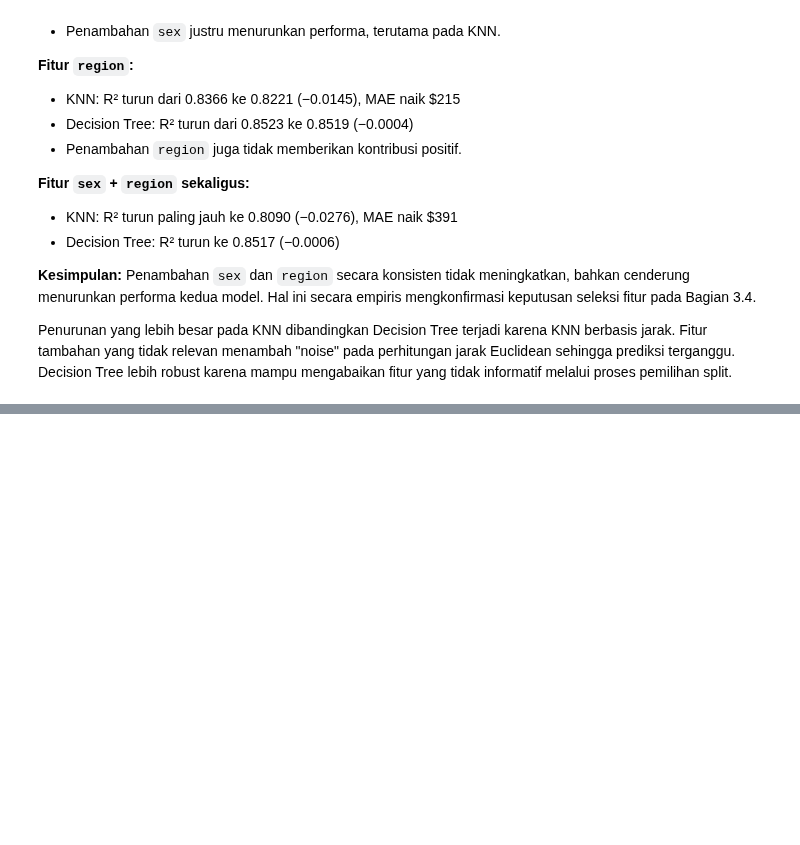
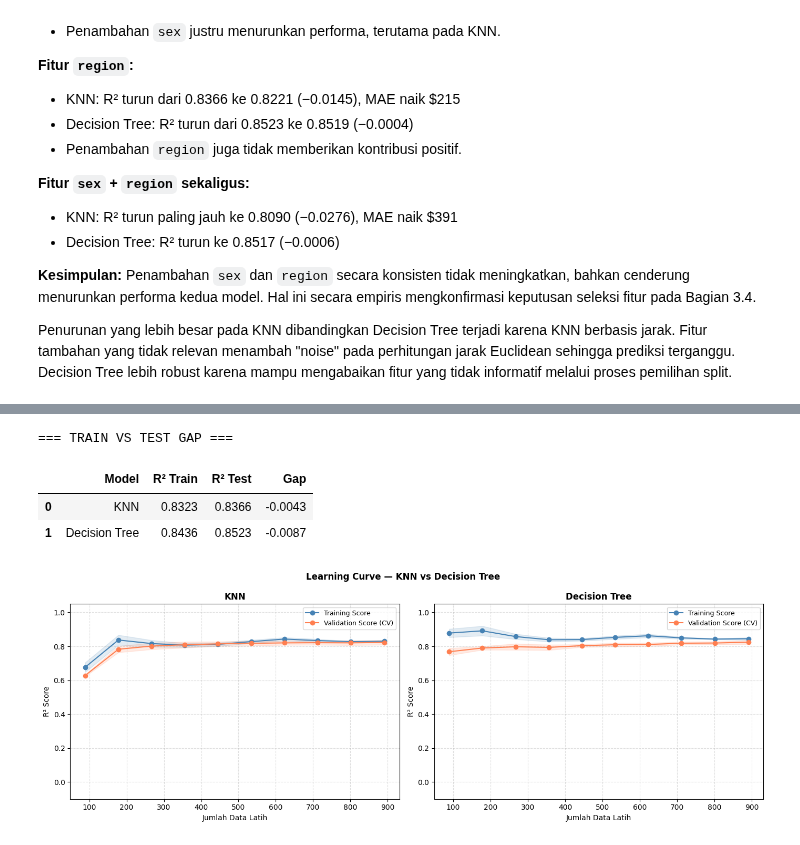
Before and after one commit to Maulana527/Tubes-Siscer, a Jupyter notebook: ML_Medical_Insurance_Regresi.ipynb, the cells around one changed output, grey strips where cells are left out. Cells and saved outputs as stored; diff of their text form; code cells hidden in the pictures; blank space fills up the shorter version.

```diff
--- a/ML_Medical_Insurance_Regresi.ipynb
+++ b/ML_Medical_Insurance_Regresi.ipynb
@@ -1266,0 +1462,66 @@ informatif melalui proses pemilihan split.
+# %%
+from sklearn.model_selection import learning_curve
+
+# ── Train vs Test Gap ────────────────────────────────────────────────────────
+knn_train_r2 = r2_score(y_log, knn_best.fit(X_scaled, y_log).predict(X_scaled))
+dt_train_r2  = r2_score(y_log, dt_best.fit(X, y_log).predict(X))
+
+knn_test_r2  = r2_score(y_actual, knn_pred)
+dt_test_r2   = r2_score(y_actual, dt_pred)
+
+gap_df = pd.DataFrame({
+    'Model'     : ['KNN', 'Decision Tree'],
+    'R² Train'  : [round(knn_train_r2, 4), round(dt_train_r2, 4)],
+    'R² Test'   : [round(knn_test_r2,  4), round(dt_test_r2,  4)],
+    'Gap'       : [round(knn_train_r2 - knn_test_r2, 4),
+                   round(dt_train_r2  - dt_test_r2,  4)],
+})
+print("=== TRAIN VS TEST GAP ===")
+display(gap_df)
+
+# ── Learning Curve ───────────────────────────────────────────────────────────
+fig, axes = plt.subplots(1, 2, figsize=(14, 5))
+fig.suptitle('Learning Curve — KNN vs Decision Tree',
+             fontsize=12, fontweight='bold')
+
+for ax, (name, model, X_input) in zip(axes, [
+    ('KNN', knn_best, X_scaled),
+    ('Decision Tree', dt_best, X)
+]):
+    train_sizes, train_scores, val_scores = learning_curve(
+        model, X_input, y_log,
+        train_sizes=np.linspace(0.1, 1.0, 10),
+        cv=kf,
+        scoring='r2'
+    )
+    train_mean = train_scores.mean(axis=1)
+    train_std  = train_scores.std(axis=1)
+    val_mean   = val_scores.mean(axis=1)
+    val_std    = val_scores.std(axis=1)
+
+    ax.plot(train_sizes, train_mean, 'o-', color='steelblue', label='Training Score')
+    ax.fill_between(train_sizes,
+                    train_mean - train_std,
+                    train_mean + train_std,
+                    alpha=0.15, color='steelblue')
+    ax.plot(train_sizes, val_mean, 'o-', color='coral', label='Validation Score (CV)')
+    ax.fill_between(train_sizes,
+                    val_mean - val_std,
+                    val_mean + val_std,
+                    alpha=0.15, color='coral')
+
+    ax.set_title(f'{name}', fontweight='bold')
+    ax.set_xlabel('Jumlah Data Latih')
+    ax.set_ylabel('R² Score')
+    ax.legend(fontsize=9)
+    ax.grid(True, linestyle='--', alpha=0.4)
+    ax.set_ylim(-0.1, 1.05)
+
+plt.tight_layout()
+plt.show()
+# %% [output]
+=== TRAIN VS TEST GAP ===
+|  | Model | R² Train | R² Test | Gap |
+| 0 | KNN | 0.8323 | 0.8366 | -0.0043 |
+| 1 | Decision Tree | 0.8436 | 0.8523 | -0.0087 |
+[figure, added]
```
Also changed, not shown: parts of 19 cells of this notebook.
